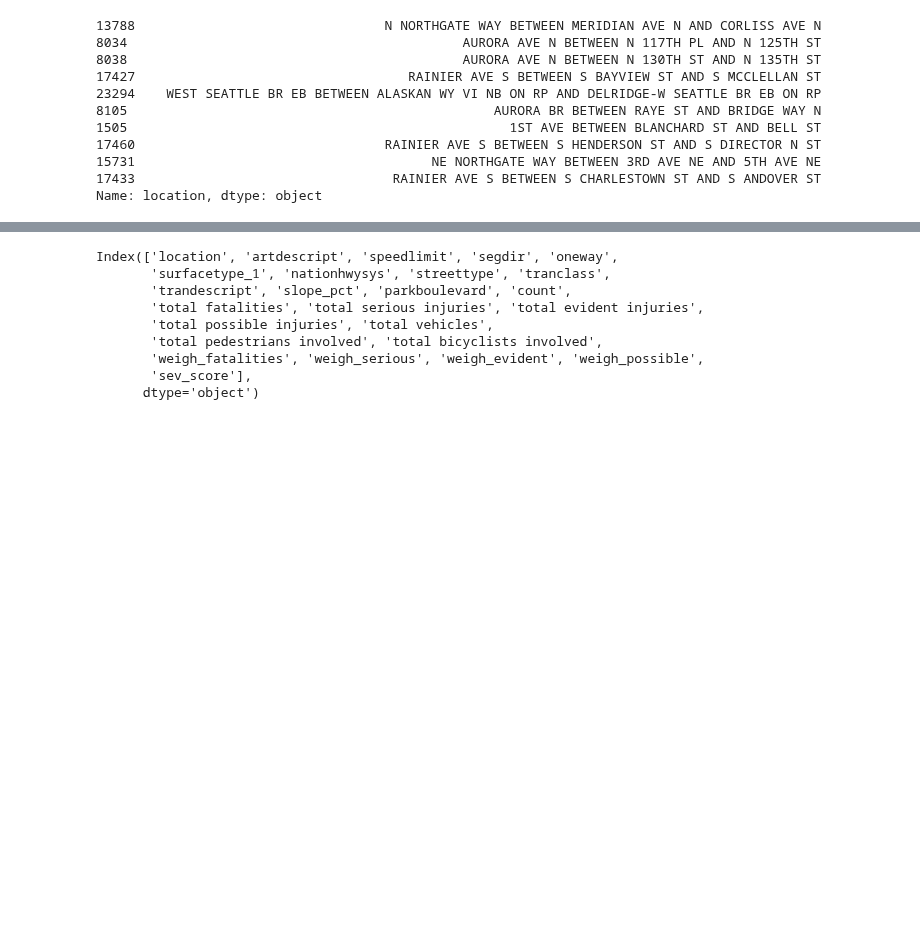
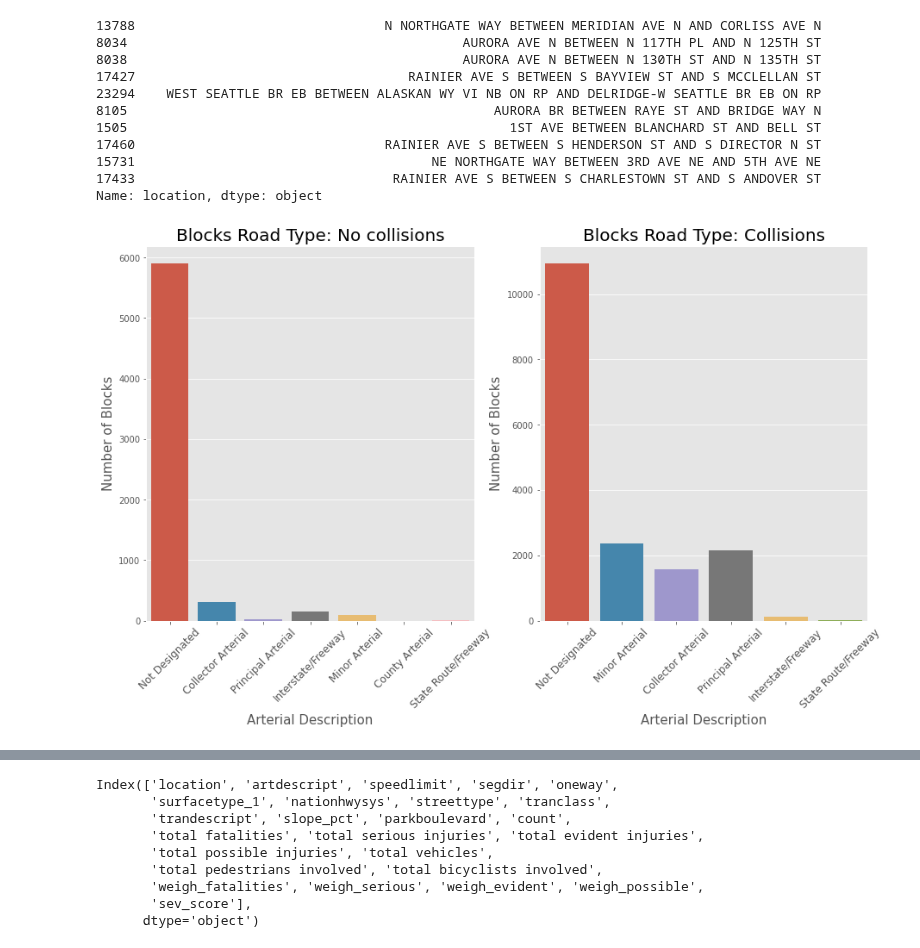
Before and after one commit to DataCircles/traffic_collisions_ml_team1, a Jupyter notebook: notebooks/cindy_severity_eda.ipynb, the cells around one changed output, grey strips where cells are left out. Saved outputs shown, nothing was run; the diff lists cells and outputs as text; code cells hidden in the pictures; blank space fills up the shorter version.

```diff
--- a/notebooks/cindy_severity_eda.ipynb
+++ b/notebooks/cindy_severity_eda.ipynb
@@ -115,3 +133,21 @@ print(b_top10['location'])
 15731                                      NE NORTHGATE WAY BETWEEN 3RD AVE NE AND 5TH AVE NE
 17433                                 RAINIER AVE S BETWEEN S CHARLESTOWN ST AND S ANDOVER ST
 Name: location, dtype: object
+# %%
+fig, axes = plt.subplots(1,2,figsize=(15,8))
+
+sns.countplot(blocks[blocks['collisions'] == 0]['artdescript'], ax=axes[0])
+axes[0].set_title('Blocks Road Type: No collisions', fontsize=20)
+axes[0].set_ylabel('Number of Blocks', fontsize=15)
+axes[0].set_xlabel('Arterial Description', fontsize=15)
+axes[0].set_xticklabels(axes[0].get_xticklabels(), rotation=45, fontsize=12);
+
+sns.countplot(blocks[blocks['collisions'] != 0]['artdescript'], ax=axes[1])
+axes[1].set_title('Blocks Road Type: Collisions', fontsize=20)
+axes[1].set_ylabel('Number of Blocks', fontsize=15)
+axes[1].set_xlabel('Arterial Description', fontsize=15)
+axes[1].set_xticklabels(axes[1].get_xticklabels(), rotation=45, fontsize=12);
+
+plt.savefig('../reports/figures/blocks_artdescript.png')
+# %% [output]
+[figure, added]
```
Also changed, not shown: parts of 32 cells of this notebook, 5 other files.
